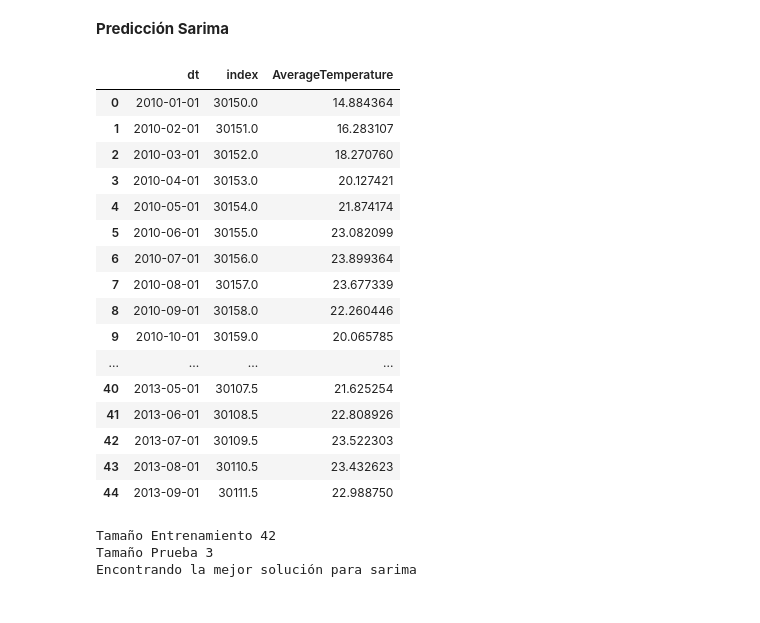
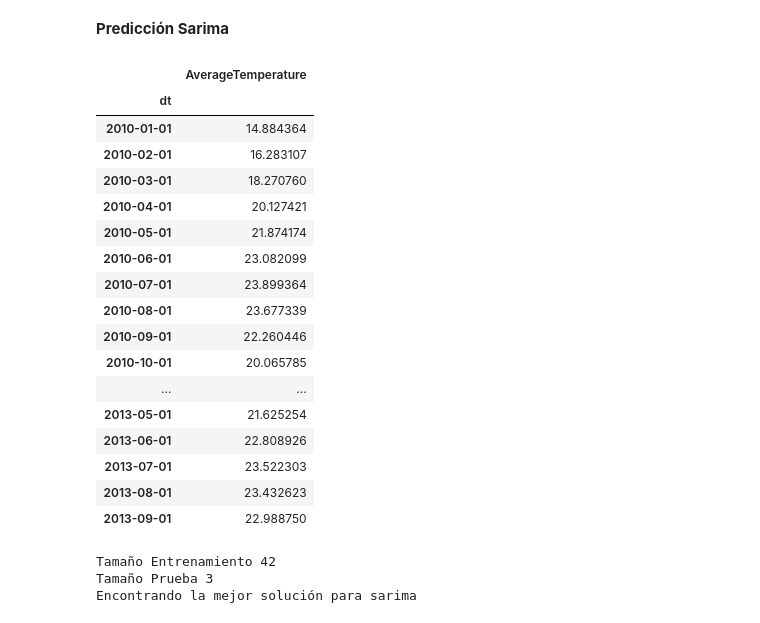
Before and after one commit to JosePabloPonce/Laboratorio-2-Data-Science, a Jupyter notebook: laboratorio.ipynb, the cells around one changed output. Saved outputs shown, nothing was run; the diff lists cells and outputs as text; code cells hidden in the pictures.

```diff
--- a/laboratorio.ipynb
+++ b/laboratorio.ipynb
@@ -366,26 +366,29 @@ def encontrar_mejor_solucion(series, nombre, metodo = "sarima", muestra = False)
 # %%
 temp3 = temp1.loc['2010-01-01':].reset_index(drop=False)
 mundial = temp3.groupby(['dt']).mean()
 mundial = mundial.loc['2010-01-01':].reset_index(drop=False)
-mundial
+sar = mundial[["dt","AverageTemperature"]]
+sar = sar.groupby(["dt"]).mean()
+sar
 # %% [output]
-|  | dt | index | AverageTemperature |
-| 0 | 2010-01-01 | 30150.0 | 14.884364 |
-| 1 | 2010-02-01 | 30151.0 | 16.283107 |
-| 2 | 2010-03-01 | 30152.0 | 18.270760 |
-| 3 | 2010-04-01 | 30153.0 | 20.127421 |
-| 4 | 2010-05-01 | 30154.0 | 21.874174 |
-| 5 | 2010-06-01 | 30155.0 | 23.082099 |
-| 6 | 2010-07-01 | 30156.0 | 23.899364 |
-| 7 | 2010-08-01 | 30157.0 | 23.677339 |
-| 8 | 2010-09-01 | 30158.0 | 22.260446 |
-| 9 | 2010-10-01 | 30159.0 | 20.065785 |
-| ... | ... | ... | ... |
-| 40 | 2013-05-01 | 30107.5 | 21.625254 |
-| 41 | 2013-06-01 | 30108.5 | 22.808926 |
-| 42 | 2013-07-01 | 30109.5 | 23.522303 |
-| 43 | 2013-08-01 | 30110.5 | 23.432623 |
-| 44 | 2013-09-01 | 30111.5 | 22.988750 |
+|  | AverageTemperature |
+| dt |  |
+| 2010-01-01 | 14.884364 |
+| 2010-02-01 | 16.283107 |
+| 2010-03-01 | 18.270760 |
+| 2010-04-01 | 20.127421 |
+| 2010-05-01 | 21.874174 |
+| 2010-06-01 | 23.082099 |
+| 2010-07-01 | 23.899364 |
+| 2010-08-01 | 23.677339 |
+| 2010-09-01 | 22.260446 |
+| 2010-10-01 | 20.065785 |
+| ... | ... |
+| 2013-05-01 | 21.625254 |
+| 2013-06-01 | 22.808926 |
+| 2013-07-01 | 23.522303 |
+| 2013-08-01 | 23.432623 |
+| 2013-09-01 | 22.988750 |
 # %%
 
 nombre = 'AverageTemperature'
```
Also changed, not shown: parts of 1 cell of this notebook.
